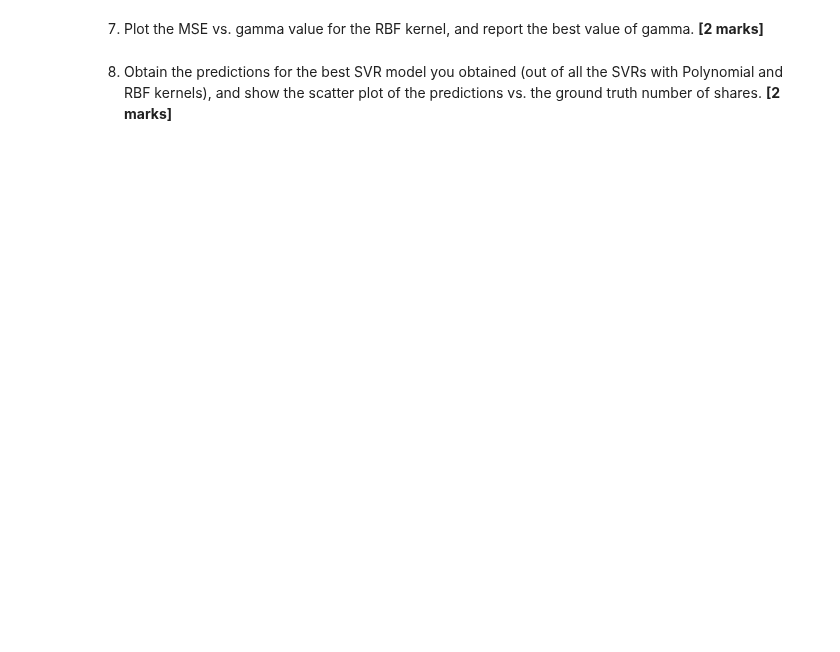
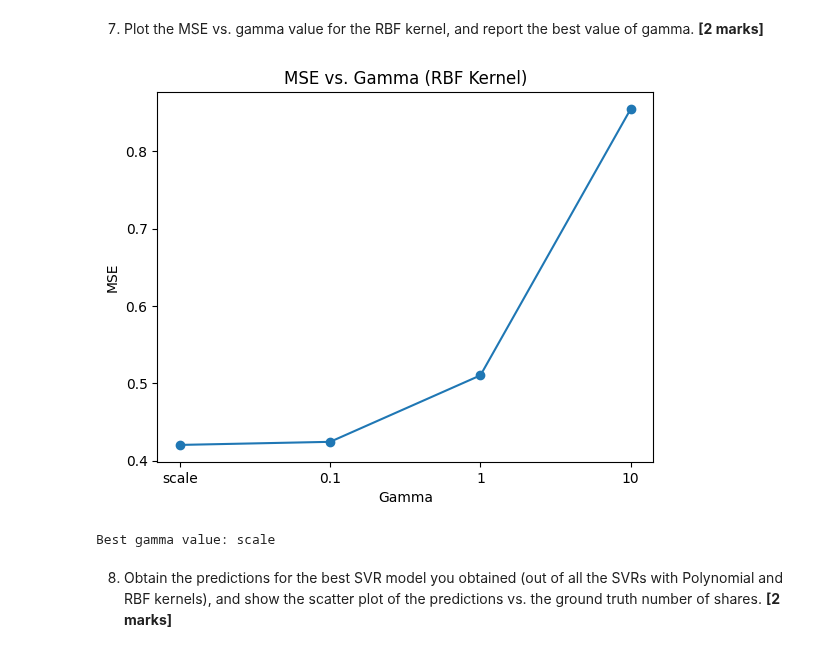
Before and after one commit to NehaKumari500092077/Machine-Learning-Lab, a Jupyter notebook: Session_8_Assignments.ipynb, the cells around one changed output. Cells and saved outputs as stored; diff of their text form; code cells hidden in the pictures; blank space fills up the shorter version.

```diff
--- a/Session_8_Assignments.ipynb
+++ b/Session_8_Assignments.ipynb
@@ -154,4 +205,28 @@ MSE for RBF kernel: 0.4204814549682573
 # %% [markdown]
 7.   Plot the MSE vs. gamma value for the RBF kernel, and report the best value of gamma. **[2 marks]**
+# %%
+gamma = RBF_params['gamma']
+rbf_mse_scores = []
+
+for gm in gamma:
+  model = SVR(kernel = 'rbf', gamma = gm, C = 1.0, epsilon = 0.1)
+  model.fit(X_train, Y_train)
+  model_prediction = model.predict(X_val)
+  mse = mean_squared_error(Y_val, model_prediction)
+  rbf_mse_scores.append(mse)
+
+# Display the plot
+plt.plot(gamma, rbf_mse_scores, marker = 'o')
+plt.xlabel('Gamma')
+plt.ylabel('MSE')
+plt.title('MSE vs. Gamma (RBF Kernel)')
+plt.show()
+
+# report the best value of gamma
+best_gamma_value = gamma[rbf_mse_scores.index(min(rbf_mse_scores))]
+print(f'Best gamma value: {best_gamma_value}')
+# %% [output]
+[figure, added]
+Best gamma value: scale
 # %% [markdown]
 8.  Obtain the predictions for the best SVR model you obtained (out of all the SVRs with Polynomial and RBF kernels), and show the scatter plot of the predictions vs. the ground truth number of shares. **[2 marks]**
```
Also changed, not shown: parts of 4 cells of this notebook.
